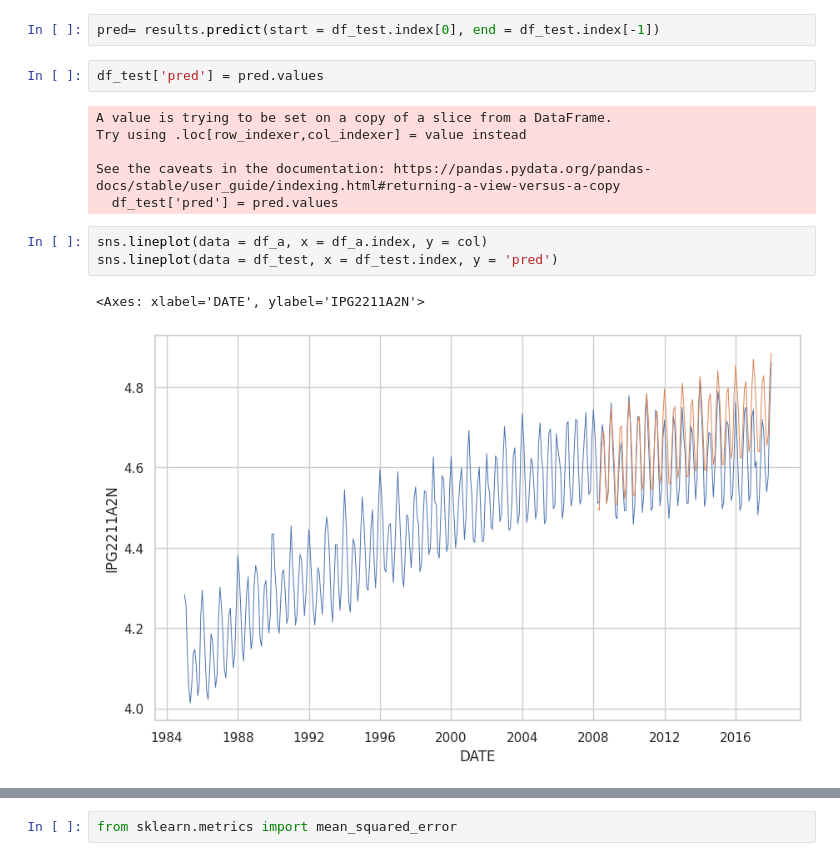
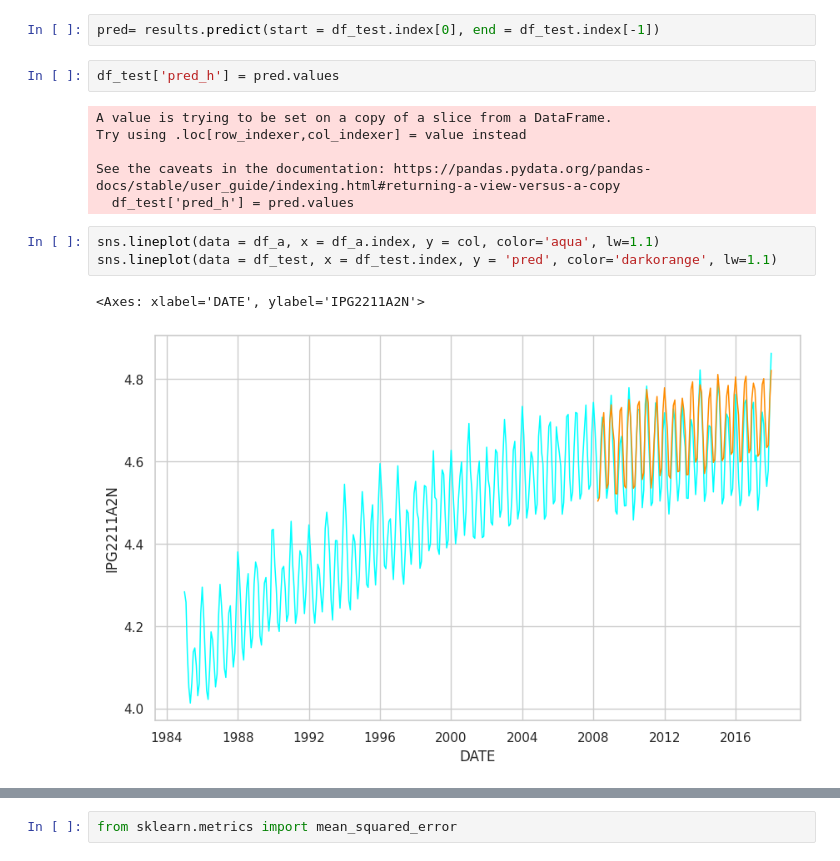
Before and after one commit to pooja614/ML_DL_projects, a Jupyter notebook: Time_series_of_Electric_Production.ipynb, the cells around one changed output, grey strips where cells are left out. Drawn from its saved outputs; the diff is of its cells as text.

```diff
--- a/Time_series_of_Electric_Production.ipynb
+++ b/Time_series_of_Electric_Production.ipynb
@@ -429,16 +340,16 @@ df_a = df_log.copy(deep=True)
 # %%
 pred= results.predict(start = df_test.index[0], end = df_test.index[-1])
 # %%
-df_test['pred'] = pred.values
+df_test['pred_h'] = pred.values
 # %% [output]
 A value is trying to be set on a copy of a slice from a DataFrame.
 Try using .loc[row_indexer,col_indexer] = value instead
 
 See the caveats in the documentation: https://pandas.pydata.org/pandas-docs/stable/user_guide/indexing.html#returning-a-view-versus-a-copy
-  df_test['pred'] = pred.values
+  df_test['pred_h'] = pred.values
 # %%
-sns.lineplot(data = df_a, x = df_a.index, y = col)
-sns.lineplot(data = df_test, x = df_test.index, y = 'pred')
+sns.lineplot(data = df_a, x = df_a.index, y = col, color='aqua', lw=1.1)
+sns.lineplot(data = df_test, x = df_test.index, y = 'pred', color='darkorange', lw=1.1)
 # %% [output]
 <Axes: xlabel='DATE', ylabel='IPG2211A2N'>
-[figure, old version]
+[figure, new version]
```
Also changed, not shown: parts of 71 cells of this notebook.
